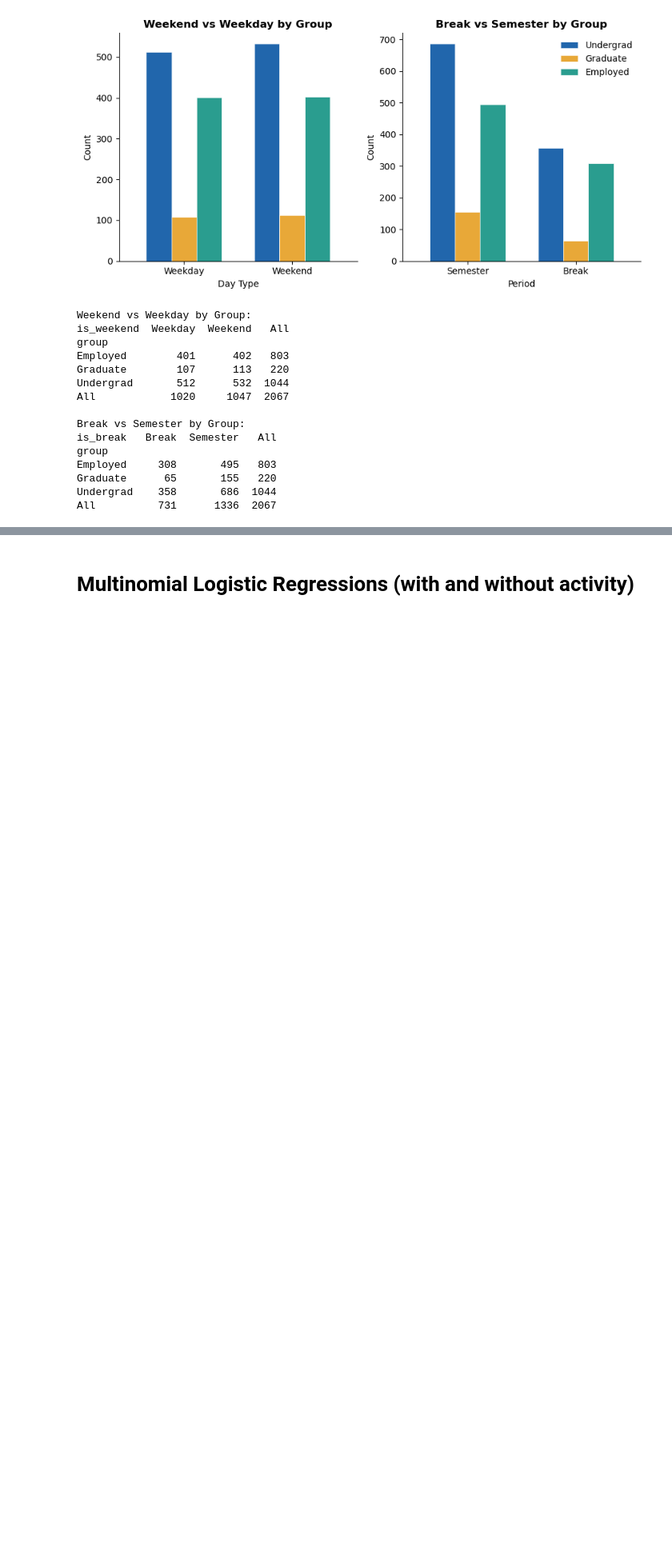
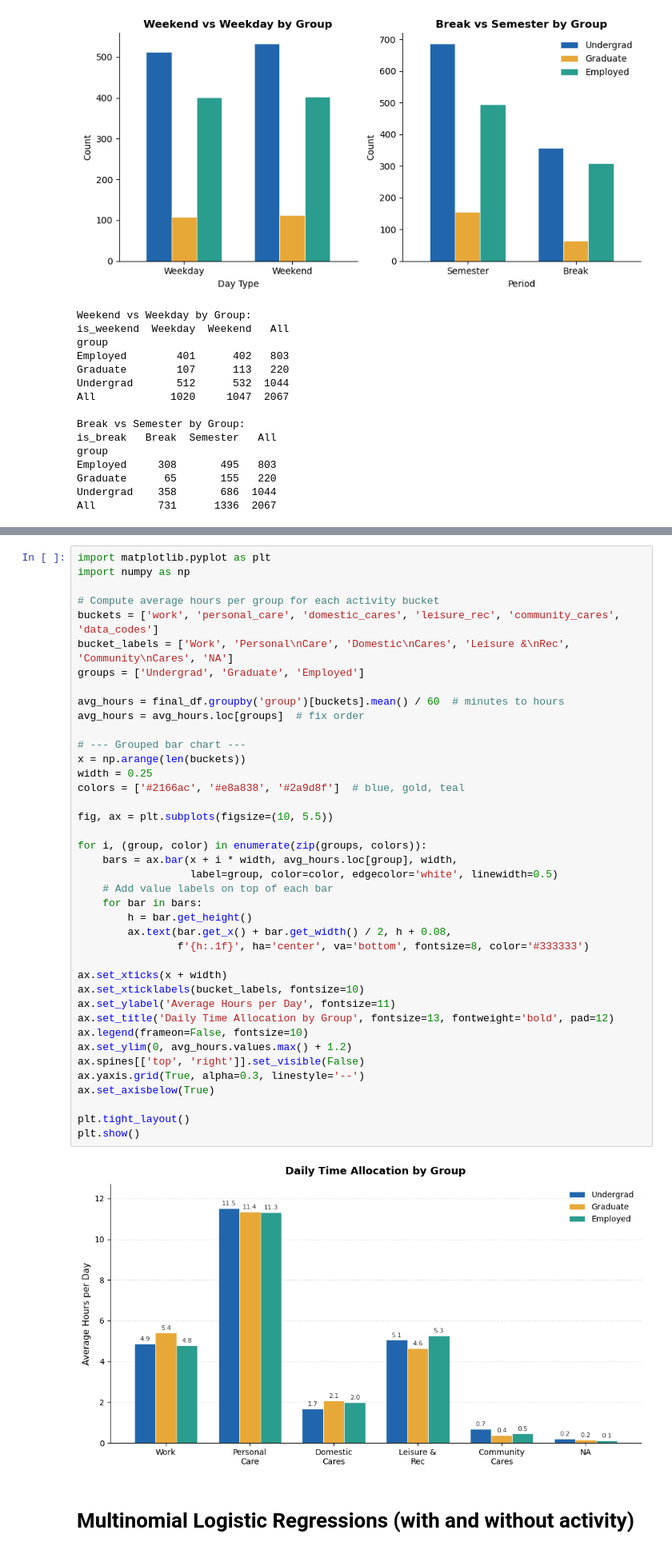
Before and after one commit to alisha-li/ATUS-Analysis, a Jupyter notebook: notebooks/atus_modeling.ipynb, the cells around one changed output, grey strips where cells are left out. Shown at 80% size. Cells and saved outputs as stored; diff of their text form; blank space fills up the shorter version.

```diff
--- a/notebooks/atus_modeling.ipynb
+++ b/notebooks/atus_modeling.ipynb
@@ -470,2 +421,44 @@ plt.show()
+# %%
+import matplotlib.pyplot as plt
+import numpy as np
+
+# Compute average hours per group for each activity bucket
+buckets = ['work', 'personal_care', 'domestic_cares', 'leisure_rec', 'community_cares', 'data_codes']
+bucket_labels = ['Work', 'Personal\nCare', 'Domestic\nCares', 'Leisure &\nRec', 'Community\nCares', 'NA']
+groups = ['Undergrad', 'Graduate', 'Employed']
+
+avg_hours = final_df.groupby('group')[buckets].mean() / 60  # minutes to hours
+avg_hours = avg_hours.loc[groups]  # fix order
+
+# --- Grouped bar chart ---
+x = np.arange(len(buckets))
+width = 0.25
+colors = ['#2166ac', '#e8a838', '#2a9d8f']  # blue, gold, teal
+
+fig, ax = plt.subplots(figsize=(10, 5.5))
+
+for i, (group, color) in enumerate(zip(groups, colors)):
+    bars = ax.bar(x + i * width, avg_hours.loc[group], width,
+                  label=group, color=color, edgecolor='white', linewidth=0.5)
+    # Add value labels on top of each bar
+    for bar in bars:
+        h = bar.get_height()
+        ax.text(bar.get_x() + bar.get_width() / 2, h + 0.08,
+                f'{h:.1f}', ha='center', va='bottom', fontsize=8, color='#333333')
+
+ax.set_xticks(x + width)
+ax.set_xticklabels(bucket_labels, fontsize=10)
+ax.set_ylabel('Average Hours per Day', fontsize=11)
+ax.set_title('Daily Time Allocation by Group', fontsize=13, fontweight='bold', pad=12)
+ax.legend(frameon=False, fontsize=10)
+ax.set_ylim(0, avg_hours.values.max() + 1.2)
+ax.spines[['top', 'right']].set_visible(False)
+ax.yaxis.grid(True, alpha=0.3, linestyle='--')
+ax.set_axisbelow(True)
+
+plt.tight_layout()
+plt.show()
+# %% [output]
+[figure, new version]
 # %% [markdown]
 # Multinomial Logistic Regressions (with and without activity)
```
Also changed, not shown: parts of 39 cells of this notebook.
